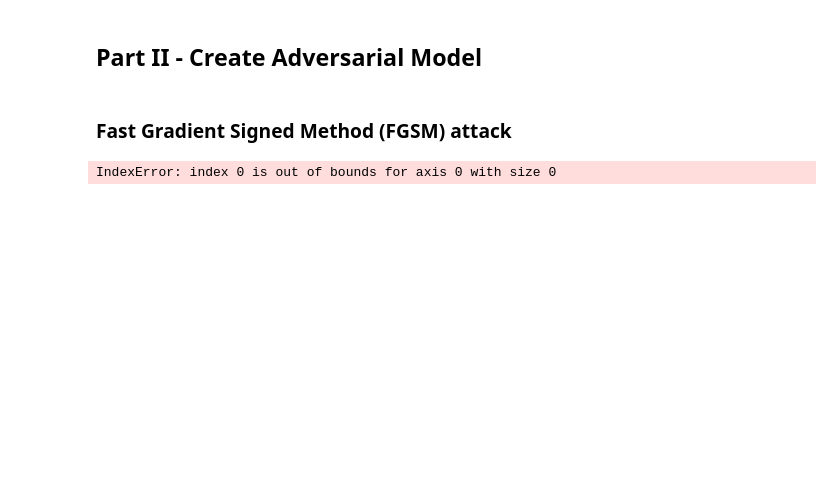
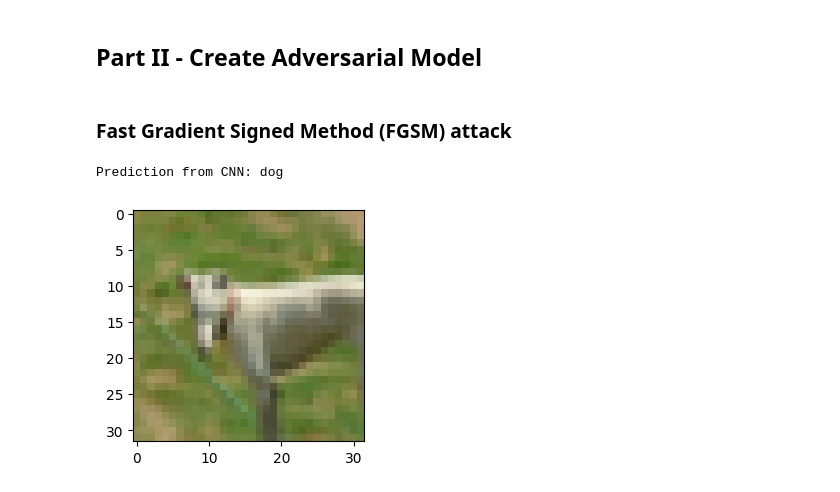
Before and after one commit to DarianFlorianVoda/FH-Karnten-Sem2, a Jupyter notebook: ANN_Pester_Project.ipynb, the cells around one changed output. Cells and saved outputs as stored; diff of their text form; code cells hidden in the pictures; blank space fills up the shorter version.

```diff
--- a/ANN_Pester_Project.ipynb
+++ b/ANN_Pester_Project.ipynb
@@ -258,0 +196,10 @@ Epoch 10/10
+# %%
+# Create the base DenseNet121 model
+base_model = DenseNet121(weights='imagenet', include_top=False, input_shape=(32, 32, 3))
+
+# Add a global average pooling layer
+x = base_model.output
+x = GlobalAveragePooling2D()(x)
+
+# Add a dense output layer with 10 units (one for each CIFAR-10 class)
+predictions = Dense(10, activation='softmax')(x)
@@ -258,0 +209,6 @@ Epoch 10/10
+# %%
+# Create the final model
+model = Model(inputs=base_model.input, outputs=predictions)
+# %%
+# Compile the model
+model.compile(optimizer=Adam(), loss='mse', metrics=['accuracy'])
@@ -296,14 +245,15 @@ def generate_adversary(image, label, model):
 # %%
 # Selecting random image for testing
 rand_idx = randint(0,49999)
-image = train_images[rand_idx].reshape((1, height, width, channels))
-label = train_labels[rand_idx]
+image = x_train[rand_idx].reshape((1, height, width, channels))
+label = y_train[rand_idx]
 
 print(f'Prediction from CNN: {class_names[np.where(label==1)[0][0]]}')
 plt.figure(figsize=(3,3))
 plt.imshow(image.reshape((height, width, channels)))
 plt.show()
 # %% [output]
-IndexError: index 0 is out of bounds for axis 0 with size 0
+Prediction from CNN: dog
+[figure, added]
 # %%
 # Adding the adversary noise to image
```
Also changed, not shown: parts of 32 cells of this notebook.
